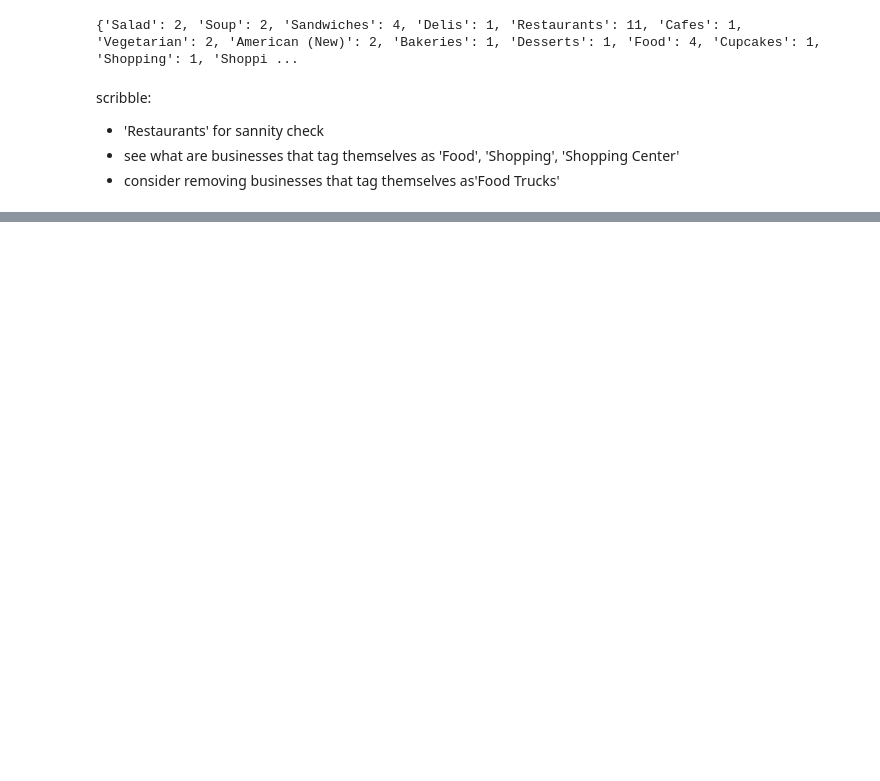
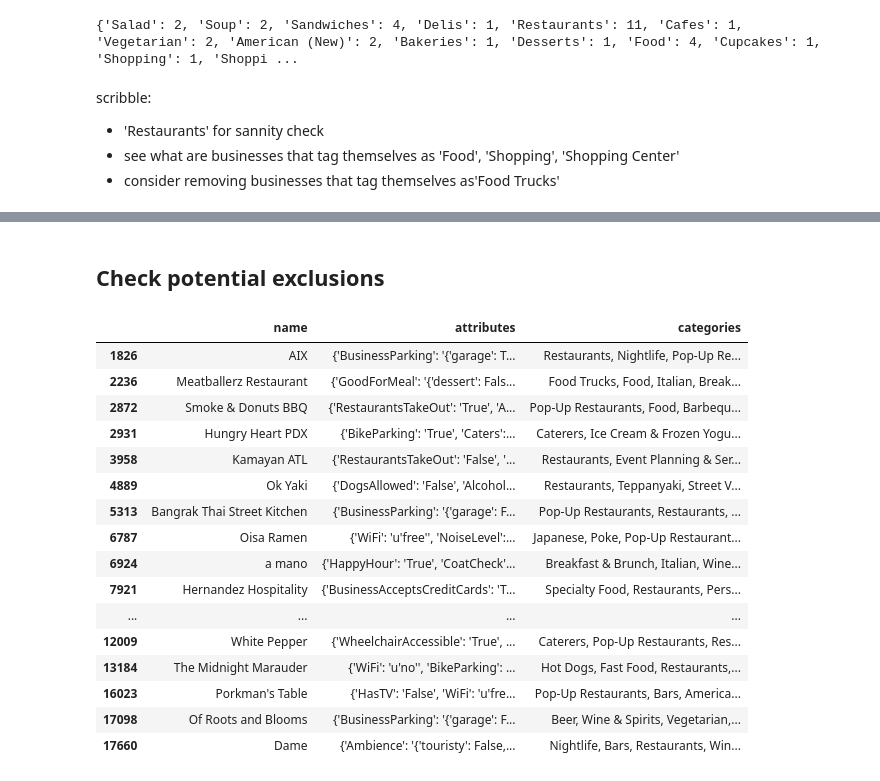
Before and after one commit to christinabrady/ds4a_women_project, a Jupyter notebook: clean-restaurant-data.ipynb, the cells around one changed output, grey strips where cells are left out. Drawn from its saved outputs; the diff is of its cells as text; code cells hidden in the pictures; blank space fills up the shorter version.

```diff
--- a/clean-restaurant-data.ipynb
+++ b/clean-restaurant-data.ipynb
@@ -207,0 +267,22 @@ scribble:
+# %% [markdown]
+## Check potential exclusions
+# %%
+restaurant_df[restaurant_df['categories'].str.contains('Pop-Up Restaurants')][['name', 'attributes', 'categories']].head(n= 50)
+# %% [output]
+|  | name | attributes | categories |
+| 1826 | AIX | {'BusinessParking': '{'garage': T... | Restaurants, Nightlife, Pop-Up Re... |
+| 2236 | Meatballerz Restaurant | {'GoodForMeal': '{'dessert': Fals... | Food Trucks, Food, Italian, Break... |
+| 2872 | Smoke & Donuts BBQ | {'RestaurantsTakeOut': 'True', 'A... | Pop-Up Restaurants, Food, Barbequ... |
+| 2931 | Hungry Heart PDX | {'BikeParking': 'True', 'Caters':... | Caterers, Ice Cream & Frozen Yogu... |
+| 3958 | Kamayan ATL | {'RestaurantsTakeOut': 'False', '... | Restaurants, Event Planning & Ser... |
+| 4889 | Ok Yaki | {'DogsAllowed': 'False', 'Alcohol... | Restaurants, Teppanyaki, Street V... |
+| 5313 | Bangrak Thai Street Kitchen | {'BusinessParking': '{'garage': F... | Pop-Up Restaurants, Restaurants, ... |
+| 6787 | Oisa Ramen | {'WiFi': 'u'free'', 'NoiseLevel':... | Japanese, Poke, Pop-Up Restaurant... |
+| 6924 | a mano | {'HappyHour': 'True', 'CoatCheck'... | Breakfast & Brunch, Italian, Wine... |
+| 7921 | Hernandez Hospitality | {'BusinessAcceptsCreditCards': 'T... | Specialty Food, Restaurants, Pers... |
+| ... | ... | ... | ... |
+| 12009 | White Pepper | {'WheelchairAccessible': 'True', ... | Caterers, Pop-Up Restaurants, Res... |
+| 13184 | The Midnight Marauder | {'WiFi': 'u'no'', 'BikeParking': ... | Hot Dogs, Fast Food, Restaurants,... |
+| 16023 | Porkman's Table | {'HasTV': 'False', 'WiFi': 'u'fre... | Pop-Up Restaurants, Bars, America... |
+| 17098 | Of Roots and Blooms | {'BusinessParking': '{'garage': F... | Beer, Wine & Spirits, Vegetarian,... |
+| 17660 | Dame | {'Ambience': '{'touristy': False,... | Nightlife, Bars, Restaurants, Win... |
```
Also changed, not shown: parts of 9 cells of this notebook.
